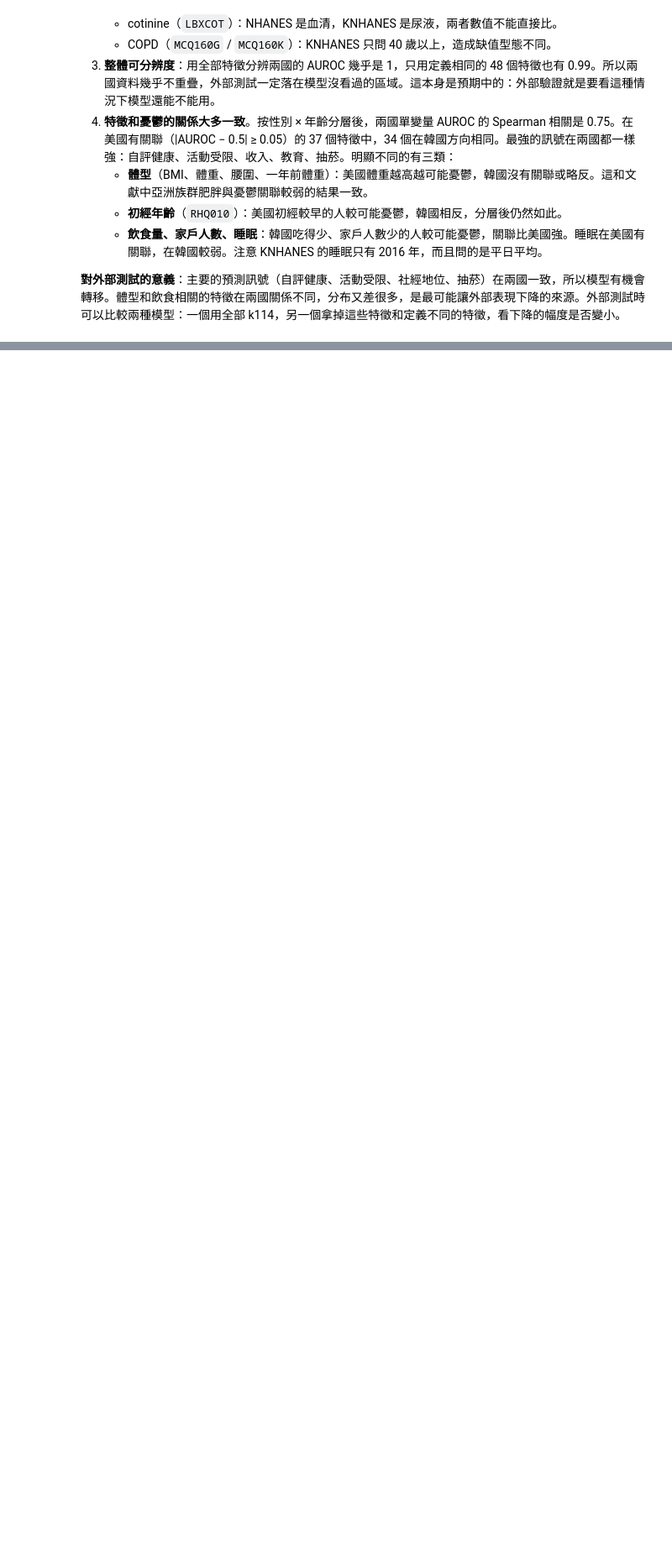
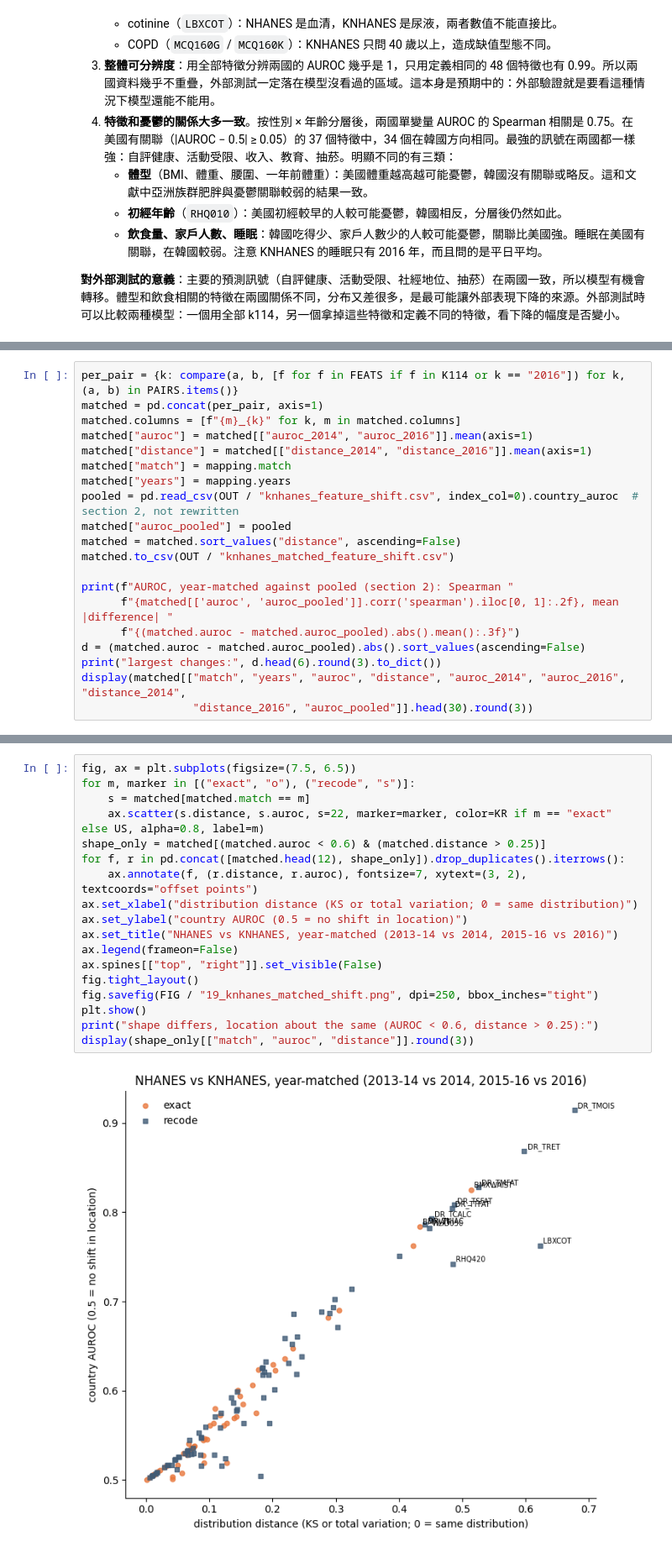
Before and after one commit to tony12344812cs14/NHANES-2005-2018, a Jupyter notebook: data_analysis/03_knhanes_vs_nhanes.ipynb, the cells around one changed output, grey strips where cells are left out. Shown at 84% size. Cells and saved outputs as stored; diff of their text form; blank space fills up the shorter version.

Commit message:
KNHANES comparison: add year-matched comparison, distribution distance, and time drift sections
Co-Authored-By: Claude Opus 5.5 <noreply@anthropic.com>

```diff
--- a/data_analysis/03_knhanes_vs_nhanes.ipynb
+++ b/data_analysis/03_knhanes_vs_nhanes.ipynb
@@ -576,0 +669,20 @@ plt.show()
+# %%
+per_pair = {k: compare(a, b, [f for f in FEATS if f in K114 or k == "2016"]) for k, (a, b) in PAIRS.items()}
+matched = pd.concat(per_pair, axis=1)
+matched.columns = [f"{m}_{k}" for k, m in matched.columns]
+matched["auroc"] = matched[["auroc_2014", "auroc_2016"]].mean(axis=1)
+matched["distance"] = matched[["distance_2014", "distance_2016"]].mean(axis=1)
+matched["match"] = mapping.match
+matched["years"] = mapping.years
+pooled = pd.read_csv(OUT / "knhanes_feature_shift.csv", index_col=0).country_auroc  # section 2, not rewritten
+matched["auroc_pooled"] = pooled
+matched = matched.sort_values("distance", ascending=False)
+matched.to_csv(OUT / "knhanes_matched_feature_shift.csv")
+
+print(f"AUROC, year-matched against pooled (section 2): Spearman "
+      f"{matched[['auroc', 'auroc_pooled']].corr('spearman').iloc[0, 1]:.2f}, mean |difference| "
+      f"{(matched.auroc - matched.auroc_pooled).abs().mean():.3f}")
+d = (matched.auroc - matched.auroc_pooled).abs().sort_values(ascending=False)
+print("largest changes:", d.head(6).round(3).to_dict())
+display(matched[["match", "years", "auroc", "distance", "auroc_2014", "auroc_2016", "distance_2014",
+                 "distance_2016", "auroc_pooled"]].head(30).round(3))
@@ -576,0 +714,20 @@ plt.show()
+# %%
+fig, ax = plt.subplots(figsize=(7.5, 6.5))
+for m, marker in [("exact", "o"), ("recode", "s")]:
+    s = matched[matched.match == m]
+    ax.scatter(s.distance, s.auroc, s=22, marker=marker, color=KR if m == "exact" else US, alpha=0.8, label=m)
+shape_only = matched[(matched.auroc < 0.6) & (matched.distance > 0.25)]
+for f, r in pd.concat([matched.head(12), shape_only]).drop_duplicates().iterrows():
+    ax.annotate(f, (r.distance, r.auroc), fontsize=7, xytext=(3, 2), textcoords="offset points")
+ax.set_xlabel("distribution distance (KS or total variation; 0 = same distribution)")
+ax.set_ylabel("country AUROC (0.5 = no shift in location)")
+ax.set_title("NHANES vs KNHANES, year-matched (2013-14 vs 2014, 2015-16 vs 2016)")
+ax.legend(frameon=False)
+ax.spines[["top", "right"]].set_visible(False)
+fig.tight_layout()
+fig.savefig(FIG / "19_knhanes_matched_shift.png", dpi=250, bbox_inches="tight")
+plt.show()
+print("shape differs, location about the same (AUROC < 0.6, distance > 0.25):")
+display(shape_only[["match", "auroc", "distance"]].round(3))
+# %% [output]
+[figure, added]
```
Also changed, not shown: parts of 17 cells of this notebook, 1 other file.
